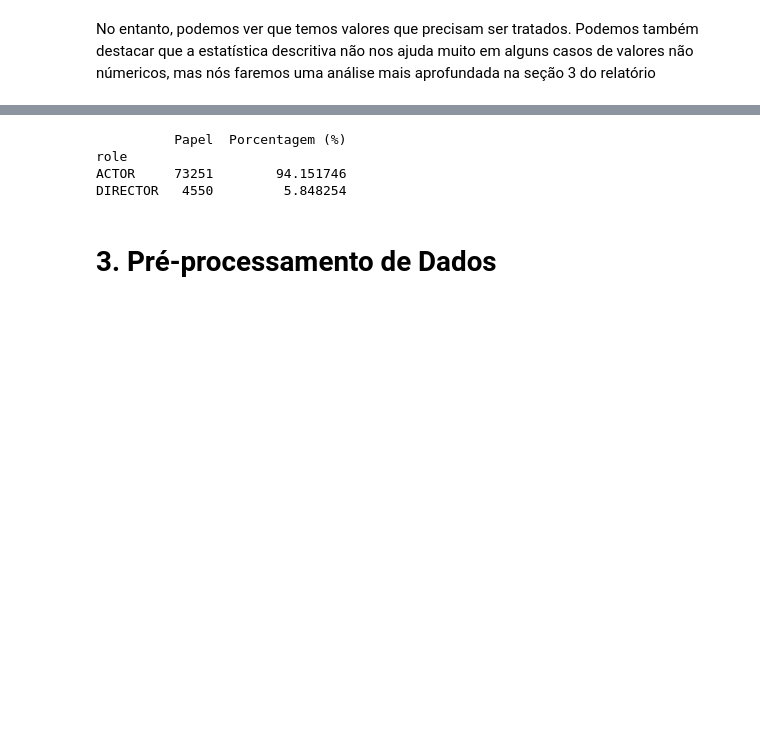
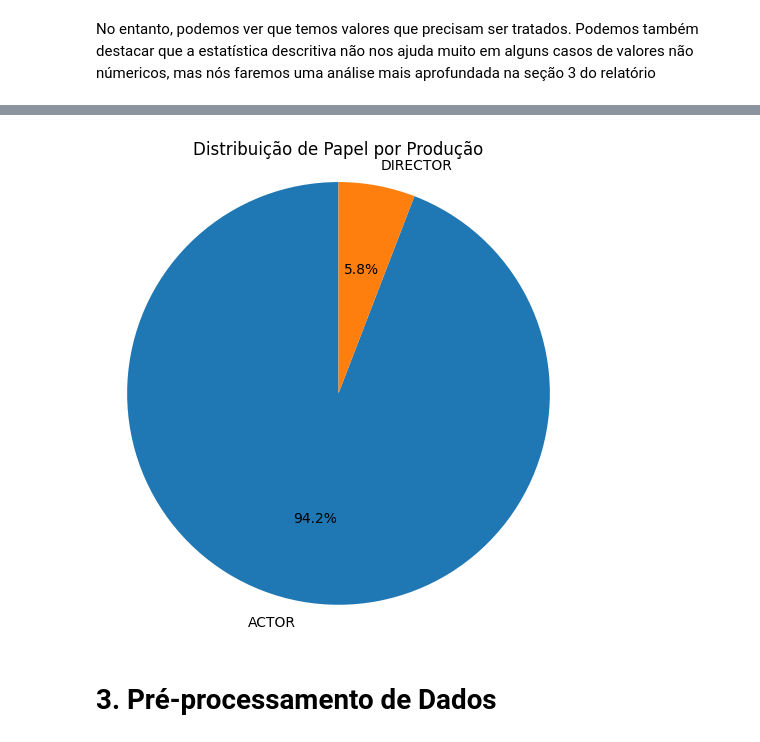
Before and after one commit to TomasValadao/DataVisualization-PUC-Rio, a Jupyter notebook: data_viz_mvp.ipynb, the cells around one changed output, grey strips where cells are left out. Drawn from its saved outputs; the diff is of its cells as text; code cells hidden in the pictures; blank space fills up the shorter version.

```diff
--- a/data_viz_mvp.ipynb
+++ b/data_viz_mvp.ipynb
@@ -194,16 +202,18 @@ SHOW                   14710        18.907212
 # %%
 # Podemos ver também que o cadastro tem muito mais atores que diretores. Vale lembrar que pode existir repetição, visto que temos vários filmes onde um profissional pode ter trabalhado.
 
 role_counts = df_merged['role'].value_counts()
 role_percentages = df_merged['role'].value_counts(normalize=True) * 100
 
 df_role_analysis = pd.DataFrame({'Papel': role_counts, 'Porcentagem (%)': role_percentages})
-print(df_role_analysis)
+
+plt.figure(figsize=(6, 6))
+plt.pie(df_role_analysis['Porcentagem (%)'], labels=df_role_analysis.index, autopct='%1.1f%%', startangle=90)
+plt.title('Distribuição de Papel por Produção')
+plt.axis('equal')
+plt.show()
 # %% [output]
-          Papel  Porcentagem (%)
-role
-ACTOR     73251        94.151746
-DIRECTOR   4550         5.848254
+[figure, added]
 # %% [markdown]
 # 3. Pré-processamento de Dados
 # %% [markdown]
```
Also changed, not shown: parts of 23 cells of this notebook.
